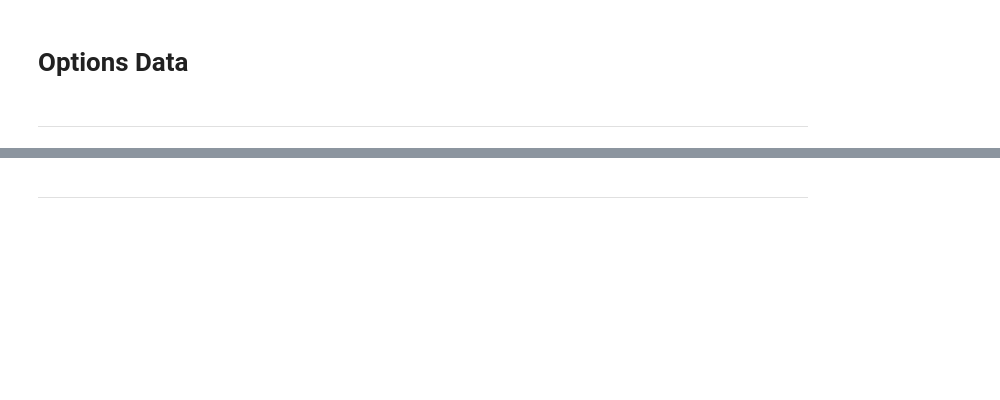
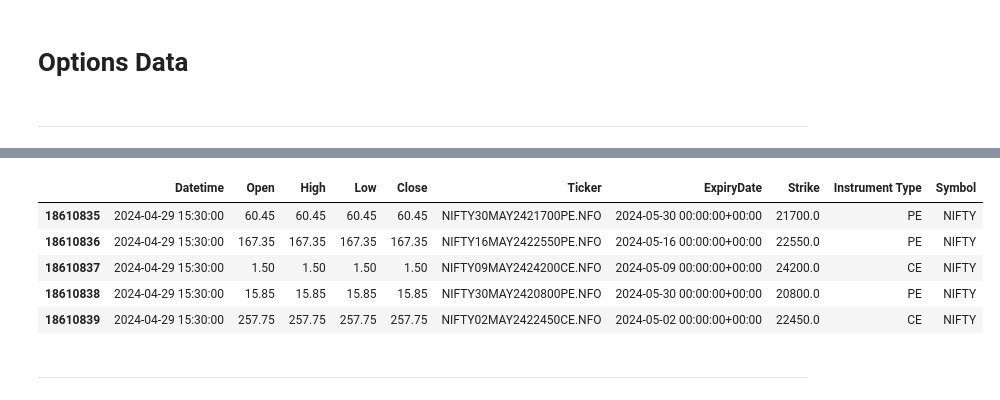
Before and after one commit to ShabbirHasan1/AlgoT, a Jupyter notebook: FirstAlgo-1minSL-Weekly.ipynb, the cells around one changed output, grey strips where cells are left out. Saved outputs shown, nothing was run; the diff lists cells and outputs as text; code cells hidden in the pictures; blank space fills up the shorter version.

```diff
--- a/FirstAlgo-1minSL-Weekly.ipynb
+++ b/FirstAlgo-1minSL-Weekly.ipynb
@@ -129,3 +129,12 @@ optionsData
+# %%
+optionsData.tail()
+# %% [output]
+|  | Datetime | Open | High | Low | Close | Ticker | ExpiryDate | Strike | Instrument Type | Symbol |
+| 18610835 | 2024-04-29 15:30:00 | 60.45 | 60.45 | 60.45 | 60.45 | NIFTY30MAY2421700PE.NFO | 2024-05-30 00:00:00+00:00 | 21700.0 | PE | NIFTY |
+| 18610836 | 2024-04-29 15:30:00 | 167.35 | 167.35 | 167.35 | 167.35 | NIFTY16MAY2422550PE.NFO | 2024-05-16 00:00:00+00:00 | 22550.0 | PE | NIFTY |
+| 18610837 | 2024-04-29 15:30:00 | 1.50 | 1.50 | 1.50 | 1.50 | NIFTY09MAY2424200CE.NFO | 2024-05-09 00:00:00+00:00 | 24200.0 | CE | NIFTY |
+| 18610838 | 2024-04-29 15:30:00 | 15.85 | 15.85 | 15.85 | 15.85 | NIFTY30MAY2420800PE.NFO | 2024-05-30 00:00:00+00:00 | 20800.0 | PE | NIFTY |
+| 18610839 | 2024-04-29 15:30:00 | 257.75 | 257.75 | 257.75 | 257.75 | NIFTY02MAY2422450CE.NFO | 2024-05-02 00:00:00+00:00 | 22450.0 | CE | NIFTY |
 # %%
 # updated get close price fucntion
 def get_close_price(strike_price, option_type, current_datetime, expiry_date):
```
Also changed, not shown: parts of 9 cells of this notebook, 3 other files.
